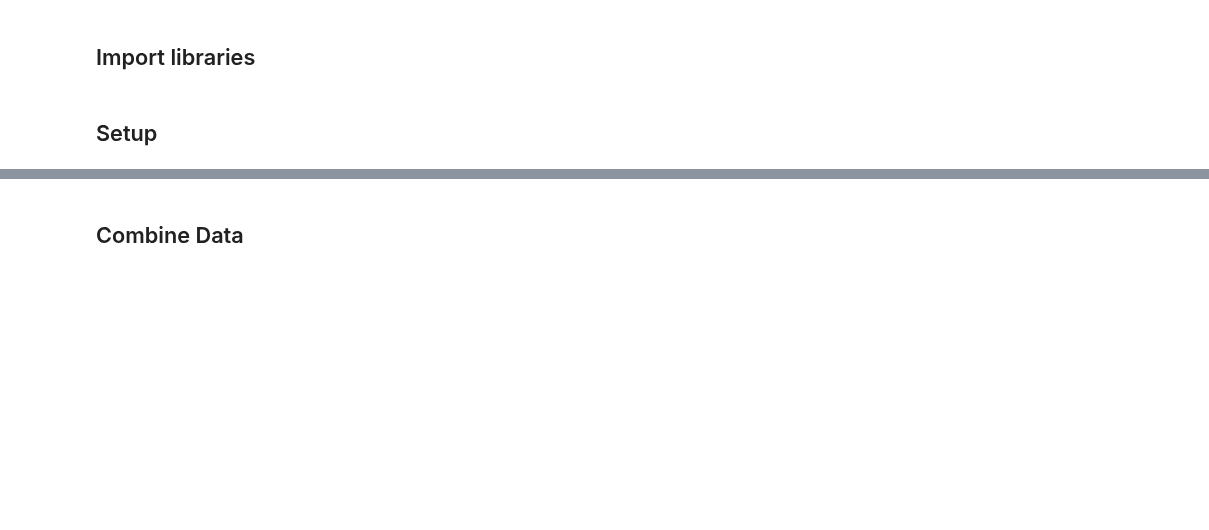
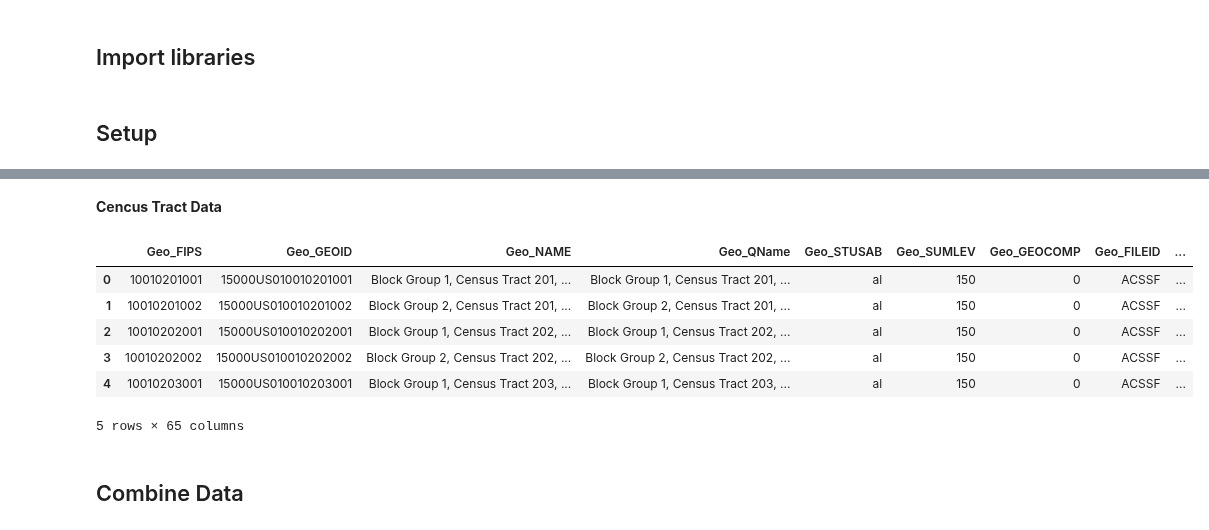
Before and after one commit to Mendez01/DarwinProject, a Jupyter notebook: DarwinProject.ipynb, the cells around one changed output, grey strips where cells are left out. Drawn from its saved outputs; the diff is of its cells as text; code cells hidden in the pictures; blank space fills up the shorter version.

```diff
--- a/DarwinProject.ipynb
+++ b/DarwinProject.ipynb
@@ -52,3 +55,19 @@ df.head()
+# %% [markdown]
+**Cencus Tract Data**
+# %%
+path = './datasets'
+dataset_name = 'SocialExplorer.csv'
+socialExplorer = pd.read_csv(os.path.join(path,dataset_name), encoding='cp1252')
+socialExplorer.head()
+#cencus_DB
+# %% [output]
+|  | Geo_FIPS | Geo_GEOID | Geo_NAME | Geo_QName | Geo_STUSAB | Geo_SUMLEV | Geo_GEOCOMP | Geo_FILEID | ... |
+| 0 | 10010201001 | 15000US010010201001 | Block Group 1, Census Tract 201, ... | Block Group 1, Census Tract 201, ... | al | 150 | 0 | ACSSF | ... |
+| 1 | 10010201002 | 15000US010010201002 | Block Group 2, Census Tract 201, ... | Block Group 2, Census Tract 201, ... | al | 150 | 0 | ACSSF | ... |
+| 2 | 10010202001 | 15000US010010202001 | Block Group 1, Census Tract 202, ... | Block Group 1, Census Tract 202, ... | al | 150 | 0 | ACSSF | ... |
+| 3 | 10010202002 | 15000US010010202002 | Block Group 2, Census Tract 202, ... | Block Group 2, Census Tract 202, ... | al | 150 | 0 | ACSSF | ... |
+| 4 | 10010203001 | 15000US010010203001 | Block Group 1, Census Tract 203, ... | Block Group 1, Census Tract 203, ... | al | 150 | 0 | ACSSF | ... |
+5 rows × 65 columns
 # %% [markdown]
 ## Combine Data
 # %% [markdown]
```
Also changed, not shown: parts of 30 cells of this notebook.
